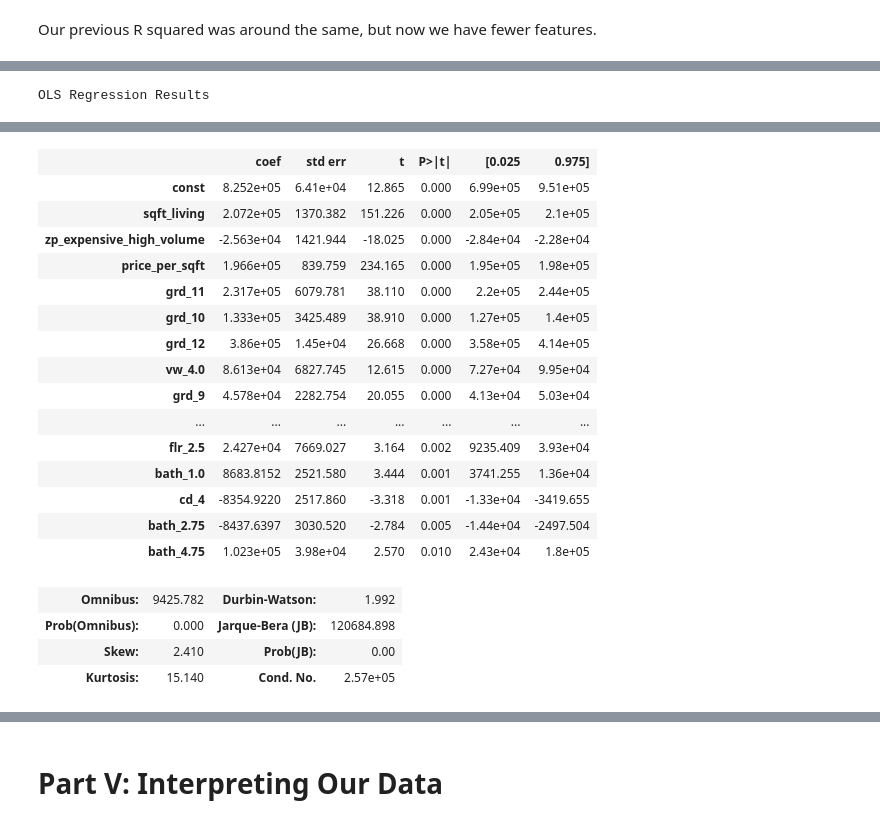
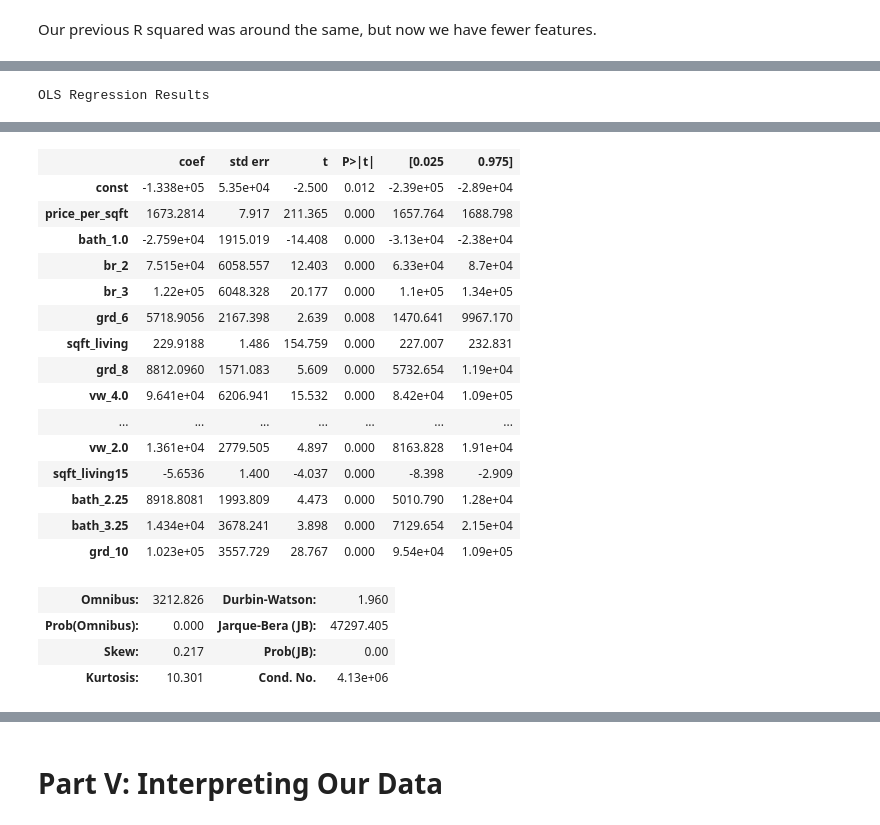
Before and after one commit to whitcrrd/dsc-1-final-project-online-ds-ft-021119, a Jupyter notebook: studentfinal.ipynb, the cells around one changed output, grey strips where cells are left out. Saved outputs shown, nothing was run; the diff lists cells and outputs as text; code cells hidden in the pictures.

```diff
--- a/studentfinal.ipynb
+++ b/studentfinal.ipynb
@@ -1183,3 +1155,5 @@ stepwise_features = ['sqft_living', 'zp_expensive_high_volume', 'price_per_sqft'
+# %%
+stepwise_features = ['price_per_sqft', 'bath_1.0', 'br_2', 'br_3', 'grd_6', 'sqft_living', 'grd_8', 'vw_4.0', 'grd_9', 'zp_expensive_low_volume', 'grd_12', 'yr_built', 'bath_0.75', 'grd_11', 'zp_expensive_high_volume', 'vw_3.0', 'br_4', 'br_5', 'br_6', 'cd_5', 'bath_3.75', 'wf_1.0', 'bath_2.5', 'sqft_lot15', 'cd_3', 'flr_2.5', 'grd_13', 'vw_1.0', 'vw_2.0', 'sqft_living15', 'bath_2.25', 'bath_3.25', 'grd_10']
 # %%
 len(stepwise_features) # before we needed 70+, try again with these
 # %% [output]
@@ -1193 +1165,3 @@ train1 = train0[stepwise_features]
+# %%
+X_new = X[stepwise_features]
 # %%
@@ -1220,0 +1177,36 @@ reg2.score(x_test2, y_test2)
+# %%
+# Taking our new, smaller batch of features and testing our model
+linreg2 = LinearRegression()
+y = data.price
+X_train2, X_test2, y_train2, y_test2 = train_test_split(X_new,y, test_size=0.2, random_state=2)
+
+linreg2.fit(X_train2, y_train2)
+
+y_hat_train2 = linreg2.predict(X_train2)
+y_hat_test2 = linreg2.predict(X_test2)
+
+# calculating residuals
+train_residuals = y_hat_train2 - y_train2
+test_residuals = y_hat_test2 - y_test2
+
+train_mse = mean_squared_error(y_train2, y_hat_train2)
+test_mse = mean_squared_error(y_test2, y_hat_test2)
+print('Train Mean Squared Error:', train_mse)
+print('Test Mean Squared Error:', test_mse)
+
+r2 = round(linreg2.score(X_new,y), 3)
+print("R squared", r2)
+
+
+mean_abs_err = metrics.mean_absolute_error(y_test2, y_hat_test2)
+print("mean absolute error", mean_abs_err)
+
+
+rmse = np.sqrt(metrics.mean_squared_error(y_test2, y_hat_test2))
+print("root mean squared error", rmse)
+
+
+average_predicted_price = y_hat_test2.mean()
+average_actual_price = y_test2.mean()
+print("AVG PRED $:", average_predicted_price)
+print("AVG ACT $:", average_actual_price)
@@ -1253,7 +1243,7 @@ Our RMSE dropped from ~93,000 to ~73,000, which is a good sign.
 # %%
 import statsmodels.api as sm
-X = sm.add_constant(x_train2)
-model = sm.OLS(y_train2, X).fit()
+XX = sm.add_constant(X_new)
+model = sm.OLS(y, XX).fit()
 model.summary()
 # %% [output]
 OLS Regression Results
@@ -1268,23 +1258,23 @@ OLS Regression Results
 | Covariance Type: | nonrobust |  |  |
 |  | coef | std err | t | P>|t| | [0.025 | 0.975] |
-| const | 8.252e+05 | 6.41e+04 | 12.865 | 0.000 | 6.99e+05 | 9.51e+05 |
-| sqft_living | 2.072e+05 | 1370.382 | 151.226 | 0.000 | 2.05e+05 | 2.1e+05 |
-| zp_expensive_high_volume | -2.563e+04 | 1421.944 | -18.025 | 0.000 | -2.84e+04 | -2.28e+04 |
-| price_per_sqft | 1.966e+05 | 839.759 | 234.165 | 0.000 | 1.95e+05 | 1.98e+05 |
-| grd_11 | 2.317e+05 | 6079.781 | 38.110 | 0.000 | 2.2e+05 | 2.44e+05 |
-| grd_10 | 1.333e+05 | 3425.489 | 38.910 | 0.000 | 1.27e+05 | 1.4e+05 |
-| grd_12 | 3.86e+05 | 1.45e+04 | 26.668 | 0.000 | 3.58e+05 | 4.14e+05 |
-| vw_4.0 | 8.613e+04 | 6827.745 | 12.615 | 0.000 | 7.27e+04 | 9.95e+04 |
-| grd_9 | 4.578e+04 | 2282.754 | 20.055 | 0.000 | 4.13e+04 | 5.03e+04 |
+| const | -1.338e+05 | 5.35e+04 | -2.500 | 0.012 | -2.39e+05 | -2.89e+04 |
+| price_per_sqft | 1673.2814 | 7.917 | 211.365 | 0.000 | 1657.764 | 1688.798 |
+| bath_1.0 | -2.759e+04 | 1915.019 | -14.408 | 0.000 | -3.13e+04 | -2.38e+04 |
+| br_2 | 7.515e+04 | 6058.557 | 12.403 | 0.000 | 6.33e+04 | 8.7e+04 |
+| br_3 | 1.22e+05 | 6048.328 | 20.177 | 0.000 | 1.1e+05 | 1.34e+05 |
+| grd_6 | 5718.9056 | 2167.398 | 2.639 | 0.008 | 1470.641 | 9967.170 |
+| sqft_living | 229.9188 | 1.486 | 154.759 | 0.000 | 227.007 | 232.831 |
+| grd_8 | 8812.0960 | 1571.083 | 5.609 | 0.000 | 5732.654 | 1.19e+04 |
+| vw_4.0 | 9.641e+04 | 6206.941 | 15.532 | 0.000 | 8.42e+04 | 1.09e+05 |
 | ... | ... | ... | ... | ... | ... | ... |
-| flr_2.5 | 2.427e+04 | 7669.027 | 3.164 | 0.002 | 9235.409 | 3.93e+04 |
-| bath_1.0 | 8683.8152 | 2521.580 | 3.444 | 0.001 | 3741.255 | 1.36e+04 |
-| cd_4 | -8354.9220 | 2517.860 | -3.318 | 0.001 | -1.33e+04 | -3419.655 |
-| bath_2.75 | -8437.6397 | 3030.520 | -2.784 | 0.005 | -1.44e+04 | -2497.504 |
-| bath_4.75 | 1.023e+05 | 3.98e+04 | 2.570 | 0.010 | 2.43e+04 | 1.8e+05 |
+| vw_2.0 | 1.361e+04 | 2779.505 | 4.897 | 0.000 | 8163.828 | 1.91e+04 |
+| sqft_living15 | -5.6536 | 1.400 | -4.037 | 0.000 | -8.398 | -2.909 |
+| bath_2.25 | 8918.8081 | 1993.809 | 4.473 | 0.000 | 5010.790 | 1.28e+04 |
+| bath_3.25 | 1.434e+04 | 3678.241 | 3.898 | 0.000 | 7129.654 | 2.15e+04 |
+| grd_10 | 1.023e+05 | 3557.729 | 28.767 | 0.000 | 9.54e+04 | 1.09e+05 |
-| Omnibus: | 9425.782 | Durbin-Watson: | 1.992 |
-| Prob(Omnibus): | 0.000 | Jarque-Bera (JB): | 120684.898 |
-| Skew: | 2.410 | Prob(JB): | 0.00 |
-| Kurtosis: | 15.140 | Cond. No. | 2.57e+05 |
+| Omnibus: | 3212.826 | Durbin-Watson: | 1.960 |
+| Prob(Omnibus): | 0.000 | Jarque-Bera (JB): | 47297.405 |
+| Skew: | 0.217 | Prob(JB): | 0.00 |
+| Kurtosis: | 10.301 | Cond. No. | 4.13e+06 |
 Warnings:
 [1] Standard Errors assume that the covariance matrix of the errors is correctly specified.
```
Also changed, not shown: parts of 76 cells of this notebook.
